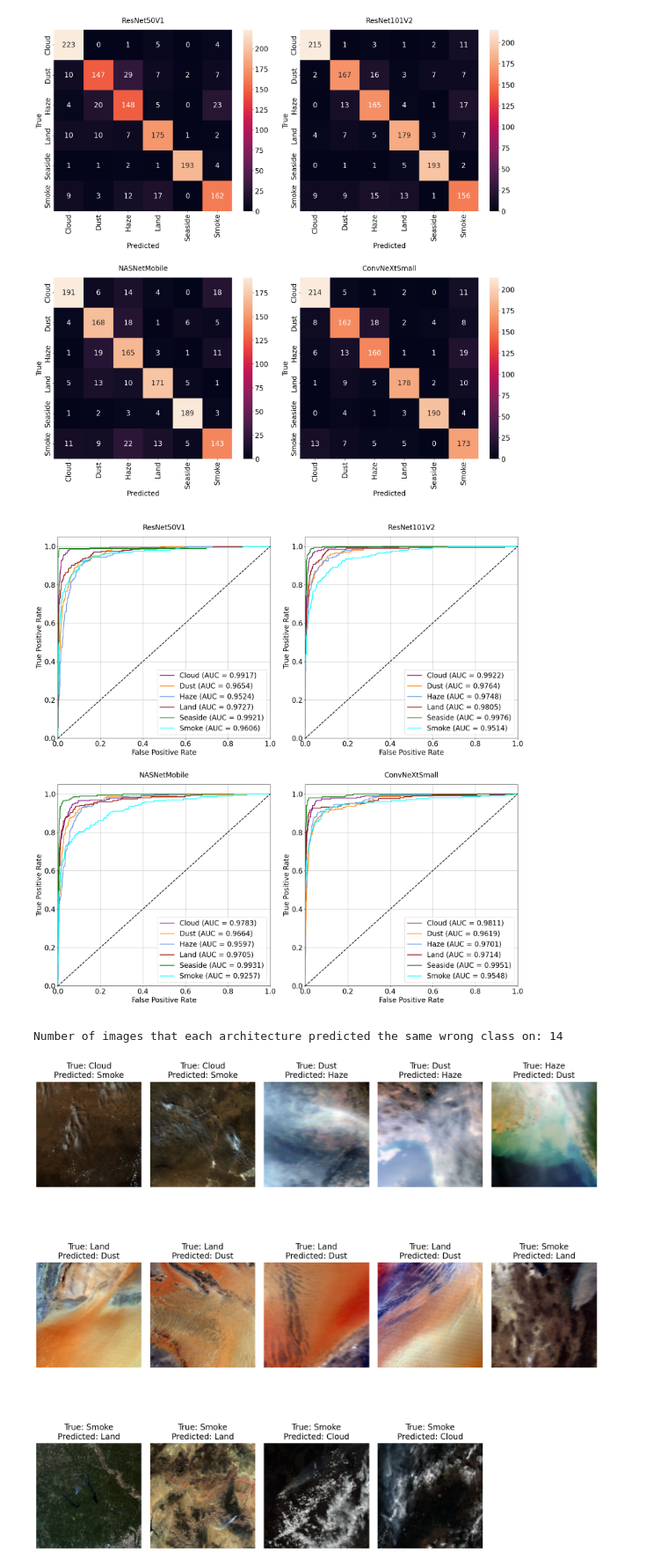
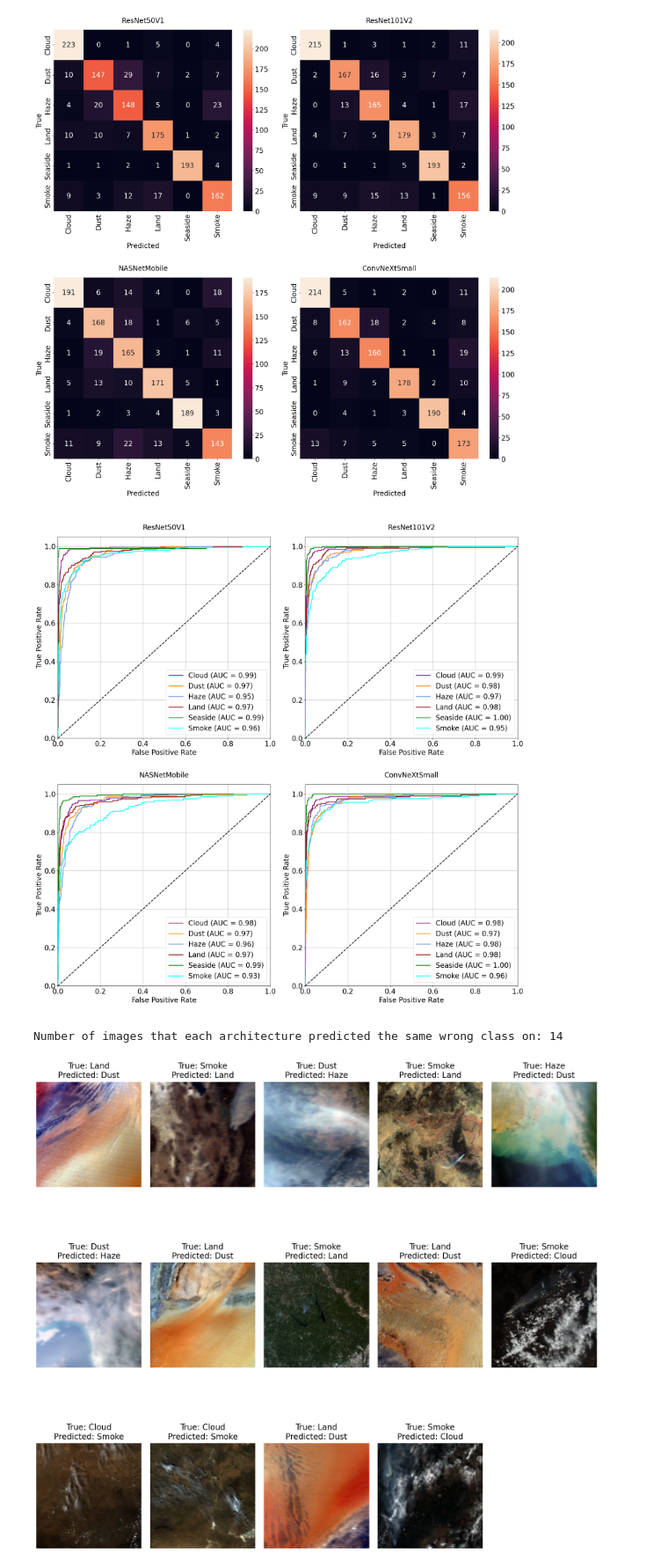
Before and after one commit to pimPijnenburg/Thesis, a Jupyter notebook: USTC_SmokeRS_dataset/code/transfer_learning/results/classifier_predictions/classifier_results.ipynb, the cells around one changed output. Shown at 88% size. Drawn from its saved outputs; the diff is of its cells as text; code cells hidden in the pictures.

```diff
--- a/USTC_SmokeRS_dataset/code/transfer_learning/results/classifier_predictions/classifier_results.ipynb
+++ b/USTC_SmokeRS_dataset/code/transfer_learning/results/classifier_predictions/classifier_results.ipynb
@@ -93,6 +92,6 @@ pred_resnet101v2 = tf.argmax(proba_resnet101v2, axis = 1).numpy()
 proba_nasnetmobile = nasnet_mobile.predict(X_test)
 pred_nasnetmobile = tf.argmax(proba_nasnetmobile, axis = 1).numpy()
 
-#Tensorflow true labels
-tf_y_true = tf.argmax(y_test, axis=1).numpy()
+#True labels
+y_true = tf.argmax(y_test, axis=1).numpy()
 # %% [output]
@@ -132,3 +122,15 @@ torch_y_true = np.array(true_labels)
+# %%
+#Raw probas
+y_pred_proba = list()
+convnext.eval()
+with torch.no_grad():
+   for inputs, targets in test_loader:
+       inputs = inputs.to(device)
+       outputs = convnext(inputs)
+       probs = outputs.cpu().numpy()
+       y_pred_proba.append(probs)
+
+proba_convnextsmall = np.vstack(y_pred_proba)
 # %%
 from sklearn.metrics import confusion_matrix
 import matplotlib.pyplot as plt
@@ -148,7 +150,7 @@ predictions = [
 ]
 
 for i, (pred, name) in enumerate(predictions):
-    true_labels = tf_y_true if name != 'ConvNeXtSmall' else torch_y_true
+    true_labels = y_true
 
     cm = confusion_matrix(true_labels, pred)
     sns.heatmap(cm, annot = True, fmt = 'd', cmap = 'rocket', xticklabels= class_labels, yticklabels= class_labels, ax = axes[i])
@@ -192,21 +194,22 @@ color_dict = {
 n_classes = len(class_labels)
 
 for i, (proba, name) in enumerate(predictions):
-    true_labels = tf_y_true if name != 'ConvNeXtSmall' else torch_y_true
+    true_labels = y_true
     true_labels_binary = label_binarize(true_labels, classes=np.arange(n_classes))
 
     # Calculate ROC AUC scores first
     roc_auc_scores = []
     for class_idx in range(n_classes):
-        score = roc_auc_score(true_labels_binary[:, class_idx], proba[:, class_idx])
+        score = roc_auc_score(true_labels_binary[:, class_idx], proba[:, class_idx], average = 'weighted')
         roc_auc_scores.append(score)
+
 
     # Plot ROC curves
     for class_idx, auc_score in enumerate(roc_auc_scores):
         class_name = class_labels[class_idx]
         fpr, tpr, _ = roc_curve(true_labels_binary[:, class_idx], proba[:, class_idx])
         axes[i].plot(fpr, tpr, color=color_dict[class_name], lw=2,
-                    label=f'{class_name} (AUC = {auc_score:.4f})')
+                    label=f'{class_name} (AUC = {auc_score:.2f})')
 
     axes[i].plot([0, 1], [0, 1], 'k--', lw=2)
     axes[i].set_xlim([0.0, 1.0])
@@ -219,15 +222,16 @@ for i, (proba, name) in enumerate(predictions):
 
 plt.tight_layout()
 plot_output = os.path.join(image_output_dir, 'roc_curves.png')
-#plt.savefig(plot_output)
+plt.savefig(plot_output)
 plt.show()
 # %% [output]
-[figure, old version]
+[figure, new version]
 # %%
-resnet50v1_wrong = np.where(pred_resnet50v1 != tf_y_true)[0]
-resnet101v2_wrong = np.where(pred_resnet101v2 != tf_y_true)[0]
-nasnetmobile_wrong = np.where(pred_nasnetmobile != tf_y_true)[0]
-convnext_wrong = np.where(pred_convnextsmall != torch_y_true)[0]
+np.random.seed(1)
+resnet50v1_wrong = np.where(pred_resnet50v1 != y_true)[0]
+resnet101v2_wrong = np.where(pred_resnet101v2 != y_true)[0]
+nasnetmobile_wrong = np.where(pred_nasnetmobile != y_true)[0]
+convnext_wrong = np.where(pred_convnextsmall != y_true)[0]
 
 intersections = list()
 for i in resnet50v1_wrong:
@@ -236,7 +240,7 @@ for i in resnet50v1_wrong:
 intersections = np.array(intersections)
 
 X_common_wrong = X_test_torch[intersections]
-y_common_wrong = torch_y_true[intersections]
+y_common_wrong = y_true[intersections]
 
 preds_wrong = {
     'ResNet50V1': pred_resnet50v1[intersections],
@@ -263,32 +267,32 @@ n_images = len(same_mistakes)
 n_images = len(same_mistakes)
 print(f'Number of images that each architecture predicted the same wrong class on: {n_images}')
 
 n_cols = 5
 n_rows = 3
 
 plt.figure(figsize=(20, 20))
 
 for idx in range(n_images):
     plt.subplot(n_rows, n_cols, idx + 1)
 
     img = X_same_mistakes[idx].permute(1, 2, 0)
 
     plt.imshow(img)
     plt.axis('off')
 
     true_class = class_mapping[y_same_mistakes_true[idx]]
     pred_class = class_mapping[y_same_mistakes_pred[idx]]
 
     plt.title(f'True: {true_class}\nPredicted: {pred_class}',
               fontsize=20, pad=10)
 
 plt.tight_layout()
 
 image_output_dir = '/Users/pimpijnenburg/Desktop/Thesis/USTC_SmokeRS_dataset/data/generated_images'
 plot_output = os.path.join(image_output_dir, 'shared_prediction_mistakes.png')
-plt.savefig(plot_output)
+#plt.savefig(plot_output)
 
 plt.show()
 # %% [output]
 Number of images that each architecture predicted the same wrong class on: 14
-[figure, old version]
+[figure, new version]
```
Also changed, not shown: parts of 4 cells of this notebook, 4 other files.
